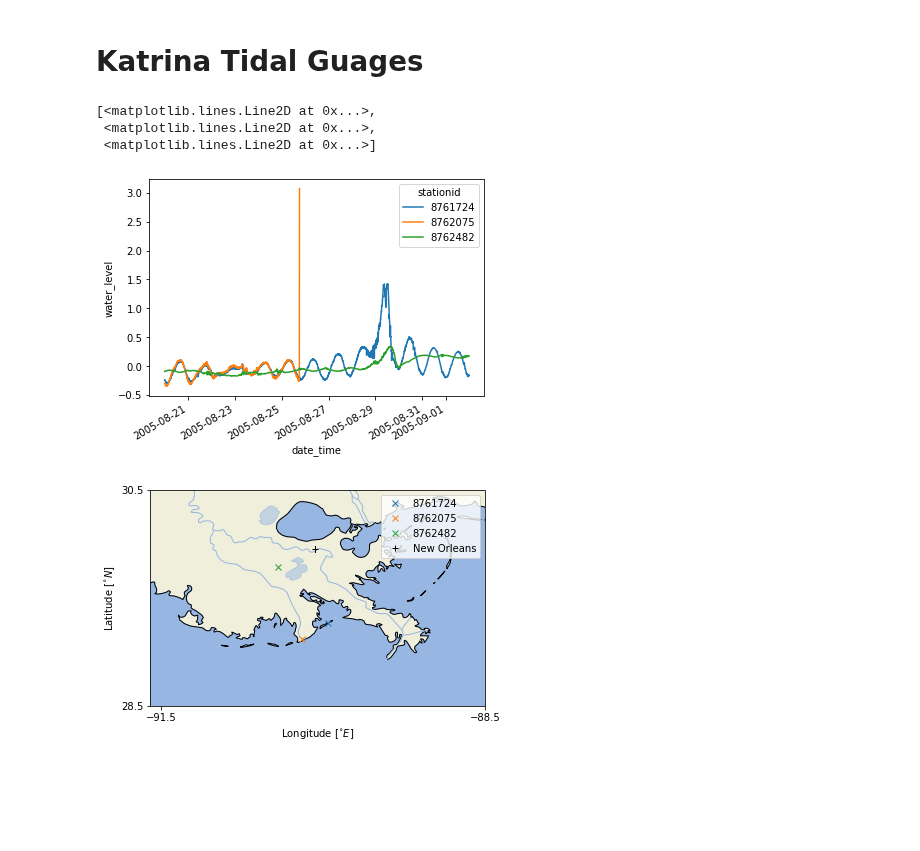
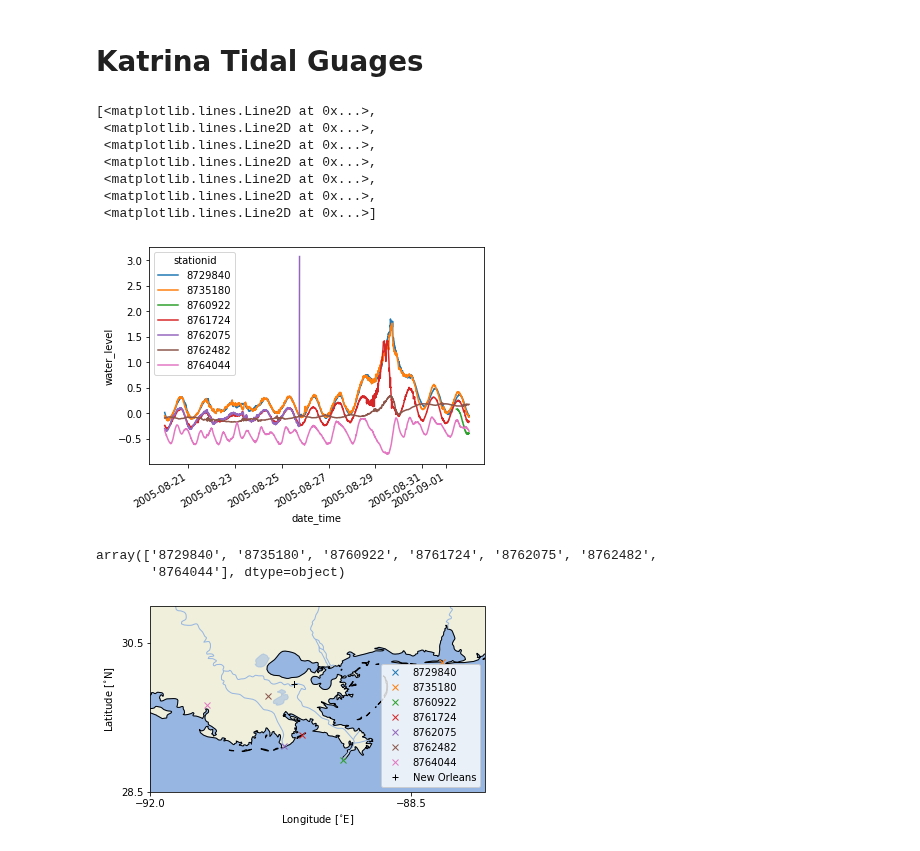
Before and after one commit to sdat2/adcirc-emulation, a Jupyter notebook: notebooks/exploratory/Katrina-Tidal-Guages.ipynb, the cells around one changed output. Cells and saved outputs as stored; diff of their text form; code cells hidden in the pictures; blank space fills up the shorter version.

```diff
--- a/notebooks/exploratory/Katrina-Tidal-Guages.ipynb
+++ b/notebooks/exploratory/Katrina-Tidal-Guages.ipynb
@@ -10,47 +12,54 @@ from src.constants import KATRINA_TIDE_NC, NEW_ORLEANS
 # %%
-ds = xr.open_dataset(KATRINA_TIDE_NC)
 ds.water_level.plot.line(hue="stationid")
 # %% [output]
 [<matplotlib.lines.Line2D at 0x...>,
  <matplotlib.lines.Line2D at 0x...>,
+ <matplotlib.lines.Line2D at 0x...>,
+ <matplotlib.lines.Line2D at 0x...>,
+ <matplotlib.lines.Line2D at 0x...>,
+ <matplotlib.lines.Line2D at 0x...>,
  <matplotlib.lines.Line2D at 0x...>]
-[figure, old version]
+[figure, new version]
 # %%
 ?ccrs.PlateCarree
+# %%
+ds["stationid"].values
+# %% [output]
+array(['8729840', '8735180', '8760922', '8761724', '8762075', '8762482',
+       '8764044'], dtype=object)
 # %%
-# fig, axs = plt.subplots(1,2)
-ax = plt.axes(projection=cartopy.crs.PlateCarree())
+#fig, axs = plt.subplots(2,1)
+ax = plt.axes( projection=cartopy.crs.PlateCarree())
 
 ax.add_feature(cartopy.feature.LAND)
 ax.add_feature(cartopy.feature.OCEAN)
 ax.add_feature(cartopy.feature.COASTLINE)
 ax.add_feature(cartopy.feature.BORDERS, linestyle=':')
 ax.add_feature(cartopy.feature.LAKES, alpha=0.5)
 ax.add_feature(cartopy.feature.RIVERS)
 
-ax.set_extent([-91.6, -88.5, 28.5, 30.5])
+ax.set_extent([-91.6, -87.5, 28.5, 31])
 
 for stationid in ds["stationid"].values:
     ax.plot(
         ds.sel(stationid=stationid).lon.values,
         ds.sel(stationid=stationid).lat.values,
         "x",
         label=stationid,
     )
 
 
 ax.plot(NEW_ORLEANS[0], NEW_ORLEANS[1], "+", color="black", label="New Orleans")
 
 
-ax.set_xticks([-91.5, -88.5], crs=ccrs.PlateCarree())
+ax.set_xticks([-92, -88.5], crs=ccrs.PlateCarree())
 ax.set_yticks([28.5, 30.5], crs=ccrs.PlateCarree())
 
-ax.set_ylabel("Latitude [$^{\circ}N$]")
-ax.set_xlabel("Longitude [$^{\circ}E$]")
+ax.set_ylabel("Latitude [$^{\circ}$N]")
+ax.set_xlabel("Longitude [$^{\circ}$E]")
 plt.legend()
-
 plt.show()
 # %% [output]
-[figure, old version]
+[figure, new version]
 # %%
 ?plt.axes
```
Also changed, not shown: parts of 2 cells of this notebook, 3 other files.
